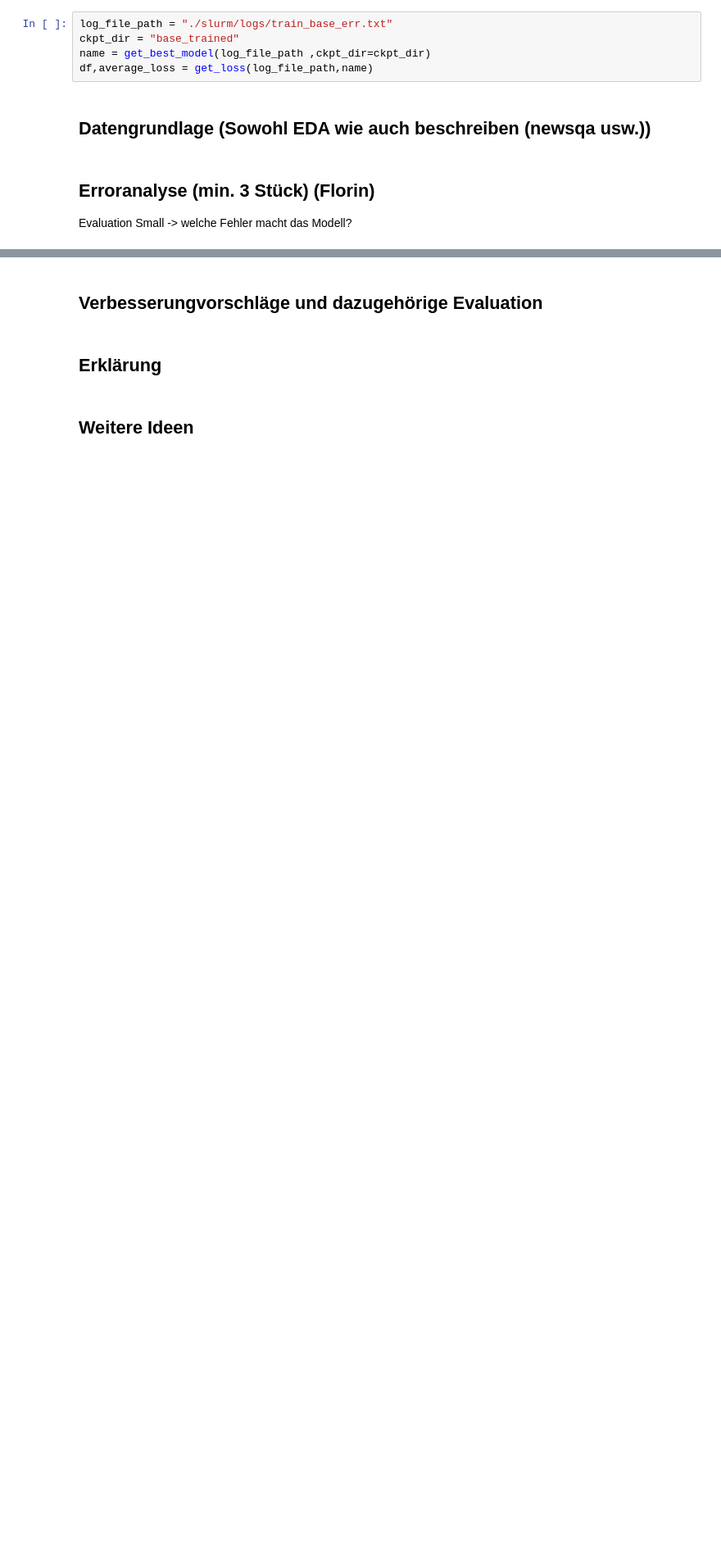
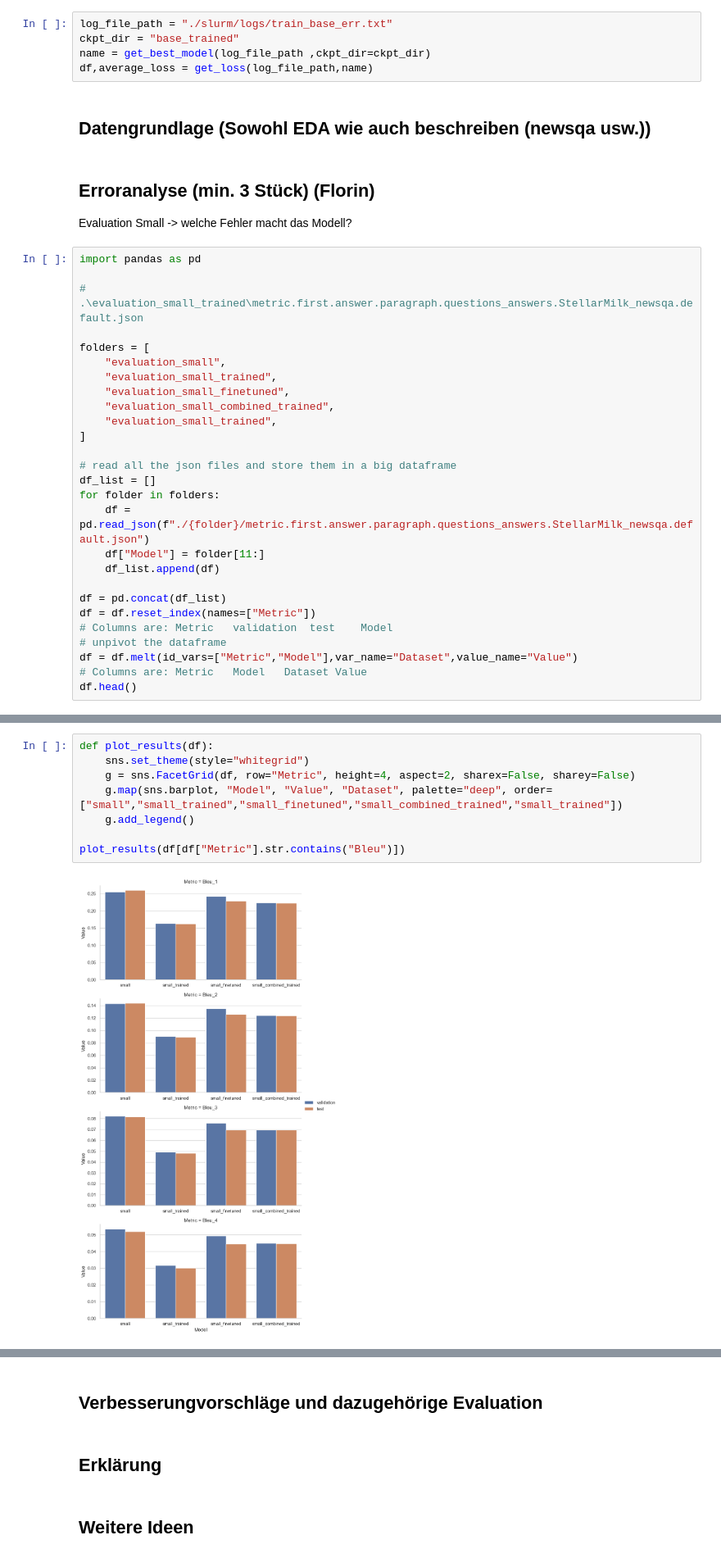
Before and after one commit to swiggy123/npr_mc2, a Jupyter notebook: report.ipynb, the cells around one changed output, grey strips where cells are left out. Shown at 82% size. Saved outputs shown, nothing was run; the diff lists cells and outputs as text; blank space fills up the shorter version.

Commit message:
Metrics geplottet und erkenntnisse daraus gezogen

```diff
--- a/report.ipynb
+++ b/report.ipynb
@@ -166,3 +166,30 @@ df,average_loss = get_loss(log_file_path,name)
 ## Erroranalyse (min. 3 Stück) (Florin)
 
 Evaluation Small -> welche Fehler macht das Modell?
+# %%
+import pandas as pd
+
+# .\evaluation_small_trained\metric.first.answer.paragraph.questions_answers.StellarMilk_newsqa.default.json
+
+folders = [
+    "evaluation_small",
+    "evaluation_small_trained",
+    "evaluation_small_finetuned",
+    "evaluation_small_combined_trained",
+    "evaluation_small_trained",
+]
+
+# read all the json files and store them in a big dataframe
+df_list = []
+for folder in folders:
+    df = pd.read_json(f"./{folder}/metric.first.answer.paragraph.questions_answers.StellarMilk_newsqa.default.json")
+    df["Model"] = folder[11:]
+    df_list.append(df)
+
+df = pd.concat(df_list)
+df = df.reset_index(names=["Metric"])
+# Columns are: Metric	validation	test	Model
+# unpivot the dataframe
+df = df.melt(id_vars=["Metric","Model"],var_name="Dataset",value_name="Value")
+# Columns are: Metric	Model	Dataset	Value
+df.head()
@@ -168,0 +211,10 @@ Evaluation Small -> welche Fehler macht das Modell?
+# %%
+def plot_results(df):
+    sns.set_theme(style="whitegrid")
+    g = sns.FacetGrid(df, row="Metric", height=4, aspect=2, sharex=False, sharey=False)
+    g.map(sns.barplot, "Model", "Value", "Dataset", palette="deep", order=["small","small_trained","small_finetuned","small_combined_trained","small_trained"])
+    g.add_legend()
+
+plot_results(df[df["Metric"].str.contains("Bleu")])
+# %% [output]
+[figure, added]
```
Also changed, not shown: parts of 13 cells of this notebook.
